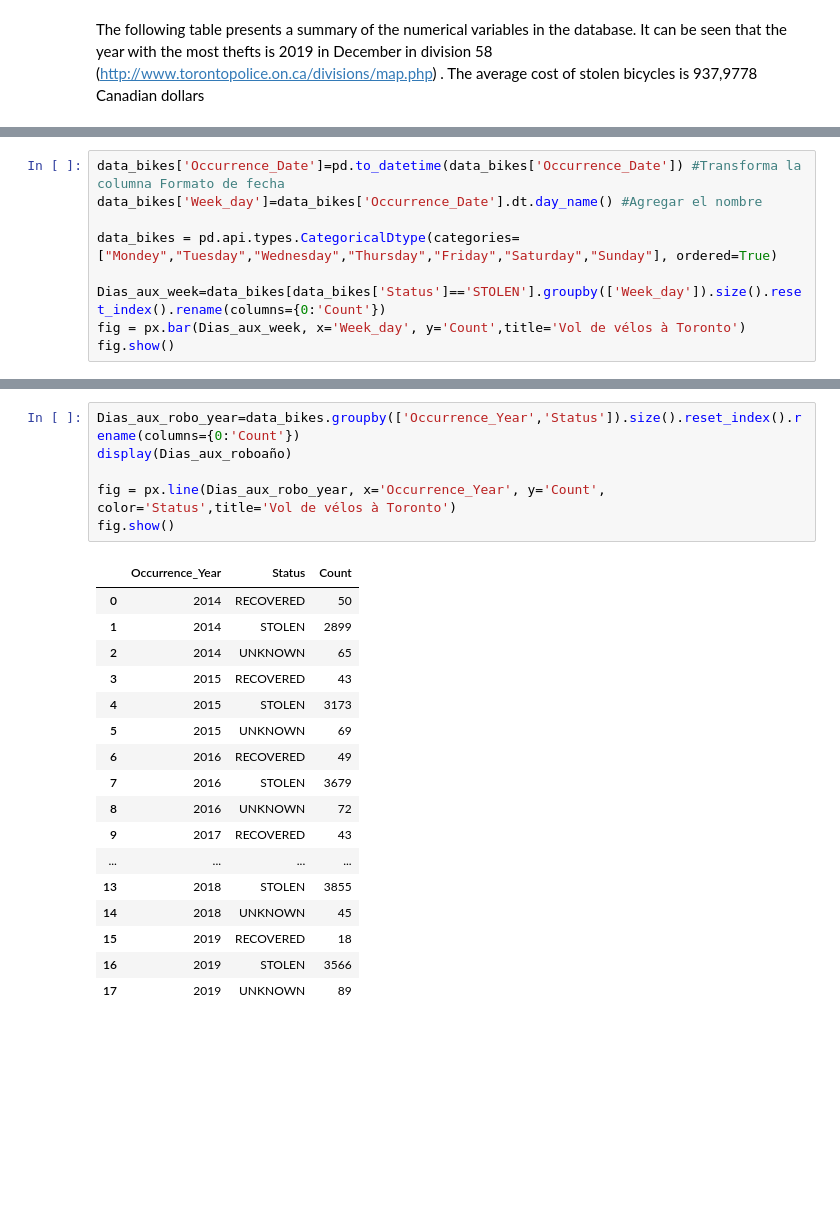
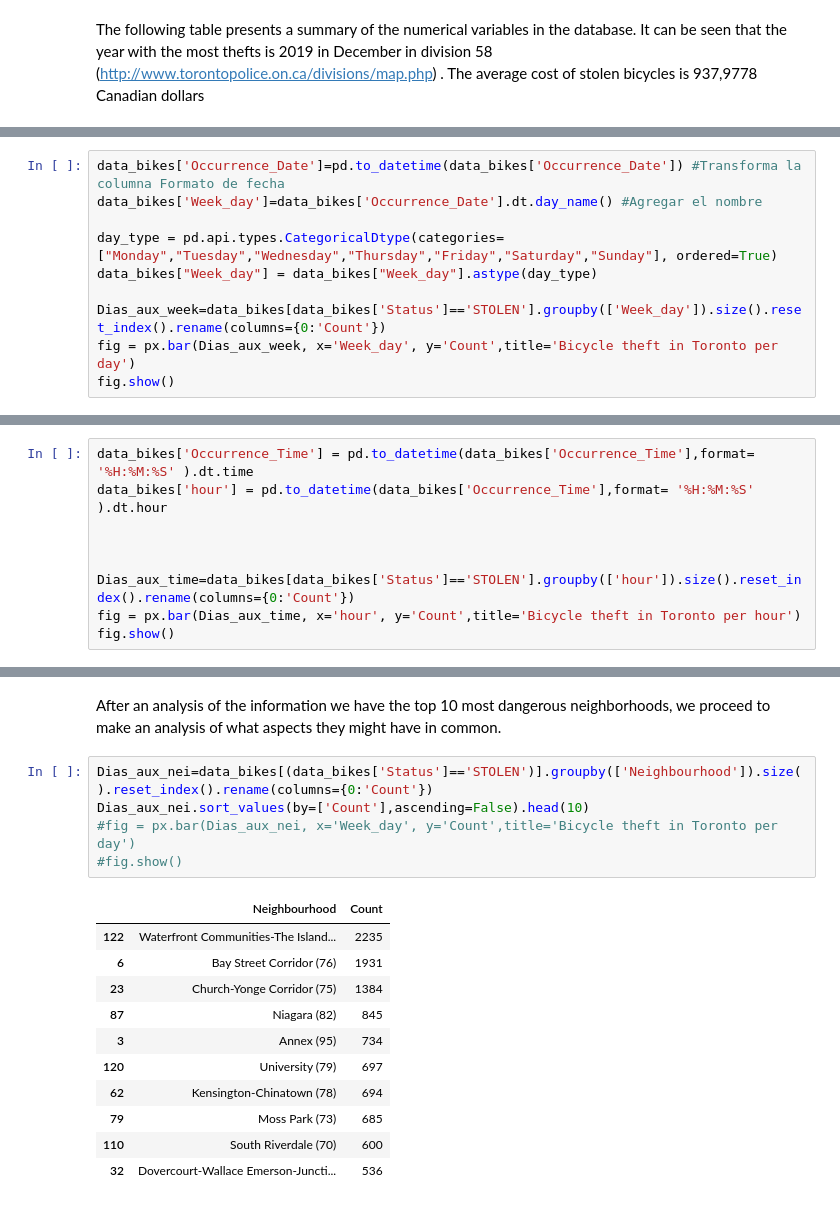
Before and after one commit to TEAM-IMT/bikes-theft-model, a Jupyter notebook: Codigos/Bicycle Thefts_Toronto.ipynb, the cells around one changed output, grey strips where cells are left out. Saved outputs shown, nothing was run; the diff lists cells and outputs as text; blank space fills up the shorter version.

Commit message:
graficas y tablas toronto

```diff
--- a/Codigos/Bicycle Thefts_Toronto.ipynb
+++ b/Codigos/Bicycle Thefts_Toronto.ipynb
@@ -267,10 +284,11 @@ fig.show()
 data_bikes['Occurrence_Date']=pd.to_datetime(data_bikes['Occurrence_Date']) #Transforma la columna Formato de fecha
 data_bikes['Week_day']=data_bikes['Occurrence_Date'].dt.day_name() #Agregar el nombre
 
-data_bikes = pd.api.types.CategoricalDtype(categories=["Mondey","Tuesday","Wednesday","Thursday","Friday","Saturday","Sunday"], ordered=True)
+day_type = pd.api.types.CategoricalDtype(categories=["Monday","Tuesday","Wednesday","Thursday","Friday","Saturday","Sunday"], ordered=True)
+data_bikes["Week_day"] = data_bikes["Week_day"].astype(day_type)
 
 Dias_aux_week=data_bikes[data_bikes['Status']=='STOLEN'].groupby(['Week_day']).size().reset_index().rename(columns={0:'Count'})
-fig = px.bar(Dias_aux_week, x='Week_day', y='Count',title='Vol de vélos à Toronto')
+fig = px.bar(Dias_aux_week, x='Week_day', y='Count',title='Bicycle theft in Toronto per day')
 fig.show()
 # %% [output]
 [interactive output not drawn]
@@ -276,0 +299,9 @@ fig.show()
+# %%
+data_bikes['Occurrence_Time'] = pd.to_datetime(data_bikes['Occurrence_Time'],format= '%H:%M:%S' ).dt.time
+data_bikes['hour'] = pd.to_datetime(data_bikes['Occurrence_Time'],format= '%H:%M:%S' ).dt.hour
+
+
+
+Dias_aux_time=data_bikes[data_bikes['Status']=='STOLEN'].groupby(['hour']).size().reset_index().rename(columns={0:'Count'})
+fig = px.bar(Dias_aux_time, x='hour', y='Count',title='Bicycle theft in Toronto per hour')
+fig.show()
@@ -277,24 +332,19 @@ fig.show()
+# %% [markdown]
+After an analysis of the information we have the top 10 most dangerous neighborhoods, we proceed to make an analysis of what aspects they might have in common.
 # %%
-Dias_aux_robo_year=data_bikes.groupby(['Occurrence_Year','Status']).size().reset_index().rename(columns={0:'Count'})
-display(Dias_aux_roboaño)
-
-fig = px.line(Dias_aux_robo_year, x='Occurrence_Year', y='Count', color='Status',title='Vol de vélos à Toronto')
-fig.show()
+Dias_aux_nei=data_bikes[(data_bikes['Status']=='STOLEN')].groupby(['Neighbourhood']).size().reset_index().rename(columns={0:'Count'})
+Dias_aux_nei.sort_values(by=['Count'],ascending=False).head(10)
+#fig = px.bar(Dias_aux_nei, x='Week_day', y='Count',title='Bicycle theft in Toronto per day')
+#fig.show()
 # %% [output]
-|  | Occurrence_Year | Status | Count |
-| 0 | 2014 | RECOVERED | 50 |
-| 1 | 2014 | STOLEN | 2899 |
-| 2 | 2014 | UNKNOWN | 65 |
-| 3 | 2015 | RECOVERED | 43 |
-| 4 | 2015 | STOLEN | 3173 |
-| 5 | 2015 | UNKNOWN | 69 |
-| 6 | 2016 | RECOVERED | 49 |
-| 7 | 2016 | STOLEN | 3679 |
-| 8 | 2016 | UNKNOWN | 72 |
-| 9 | 2017 | RECOVERED | 43 |
-| ... | ... | ... | ... |
-| 13 | 2018 | STOLEN | 3855 |
-| 14 | 2018 | UNKNOWN | 45 |
-| 15 | 2019 | RECOVERED | 18 |
-| 16 | 2019 | STOLEN | 3566 |
-| 17 | 2019 | UNKNOWN | 89 |
+|  | Neighbourhood | Count |
+| 122 | Waterfront Communities-The Island... | 2235 |
+| 6 | Bay Street Corridor (76) | 1931 |
+| 23 | Church-Yonge Corridor (75) | 1384 |
+| 87 | Niagara (82) | 845 |
+| 3 | Annex (95) | 734 |
+| 120 | University (79) | 697 |
+| 62 | Kensington-Chinatown (78) | 694 |
+| 79 | Moss Park (73) | 685 |
+| 110 | South Riverdale (70) | 600 |
+| 32 | Dovercourt-Wallace Emerson-Juncti... | 536 |
```
Also changed, not shown: parts of 14 cells of this notebook.
